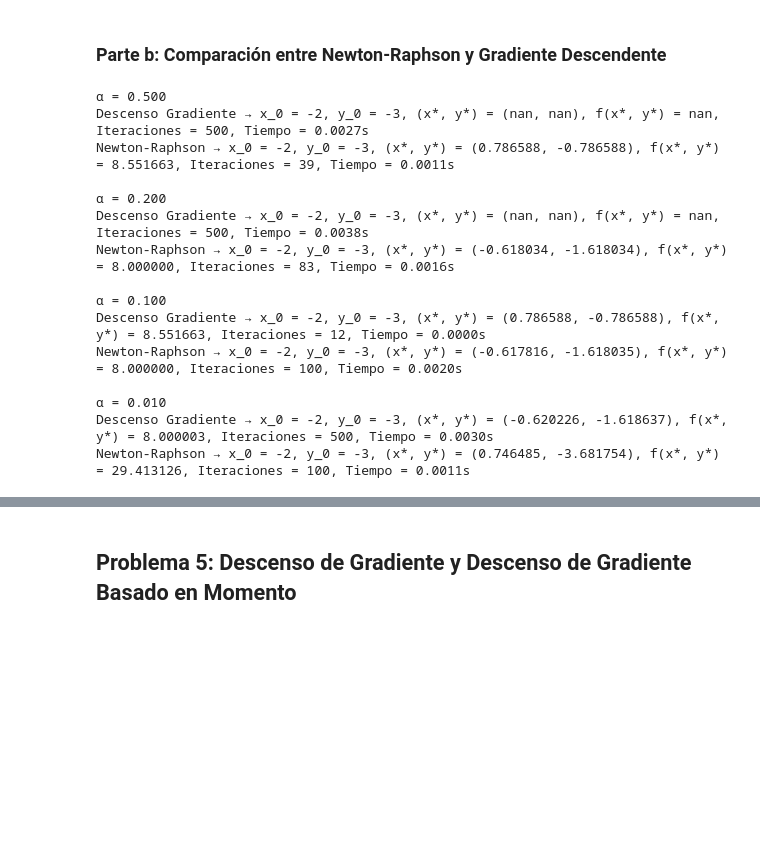
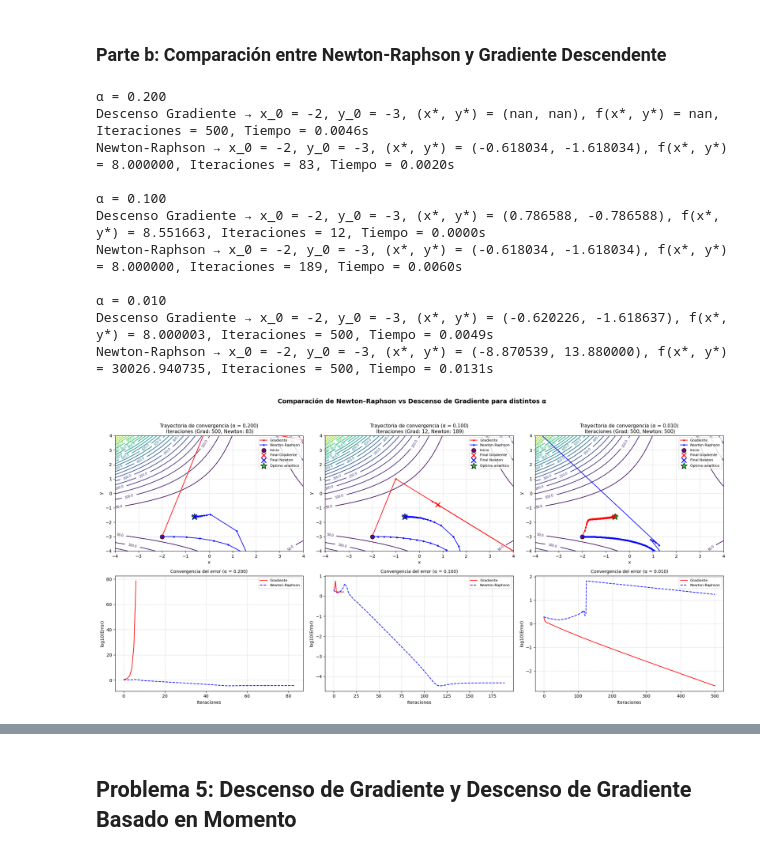
Before and after one commit to S302-prog/Lab3-MOS, a Jupyter notebook: Lab3_Completo_spalma_mscastillo.ipynb, the cells around one changed output, grey strips where cells are left out. Drawn from its saved outputs; the diff is of its cells as text; code cells hidden in the pictures; blank space fills up the shorter version.

```diff
--- a/Lab3_Completo_spalma_mscastillo.ipynb
+++ b/Lab3_Completo_spalma_mscastillo.ipynb
@@ -513,7 +513,7 @@ gradiente_np = sp.lambdify((x, y), gradiente, 'numpy')
 hessiana_np = sp.lambdify((x, y), hessiana, 'numpy')
 
 # Implementamos Newton-Raphson 2D
-def newton_raphson_2D(gradiente_np, hessiana_np, x_0, y_0, alpha, tol = 1e-7, iteraciones = 100):
+def newton_raphson_2D(gradiente_np, hessiana_np, x_0, y_0, alpha, tol = 1e-7, iteraciones = 500):
     x_k, y_k = x_0, y_0
     trayectoria = [(x_k, y_k)]
     inicio = time.time()
@@ -566,7 +566,7 @@ def descenso_gradiente(gradiente_np, x_0, y_0, alpha, tol = 1e-7, iteraciones =
 
 # Determinamos los diferentes valores iniciales de x_0 y alpha
 x_0, y_0 = -2, -3
-alphas = [0.5, 0.2, 0.1, 0.01]
+alphas = [0.2, 0.1, 0.01]
 resultados = []
 
 for alpha in alphas:
@@ -580,18 +580,64 @@ for alpha in alphas:
     print(f"Descenso Gradiente → x_0 = {x_0}, y_0 = {y_0}, (x*, y*) = ({x_gradiente:.6f}, {y_gradiente:.6f}), f(x*, y*) = {valor_funcion_gradiente:.6f}, Iteraciones = {iteraciones_gradiente}, Tiempo = {tiempo_gradiente:.4f}s")
     print(f"Newton-Raphson → x_0 = {x_0}, y_0 = {y_0}, (x*, y*) = ({x_newton:.6f}, {y_newton:.6f}), f(x*, y*) = {valor_funcion_newton:.6f}, Iteraciones = {iteraciones_newton}, Tiempo = {tiempo_newton:.4f}s")
 # %% [output]
-α = 0.500
-Descenso Gradiente → x_0 = -2, y_0 = -3, (x*, y*) = (nan, nan), f(x*, y*) = nan, Iteraciones = 500, Tiempo = 0.0027s
-Newton-Raphson → x_0 = -2, y_0 = -3, (x*, y*) = (0.786588, -0.786588), f(x*, y*) = 8.551663, Iteraciones = 39, Tiempo = 0.0011s
-
 α = 0.200
-Descenso Gradiente → x_0 = -2, y_0 = -3, (x*, y*) = (nan, nan), f(x*, y*) = nan, Iteraciones = 500, Tiempo = 0.0038s
-Newton-Raphson → x_0 = -2, y_0 = -3, (x*, y*) = (-0.618034, -1.618034), f(x*, y*) = 8.000000, Iteraciones = 83, Tiempo = 0.0016s
+Descenso Gradiente → x_0 = -2, y_0 = -3, (x*, y*) = (nan, nan), f(x*, y*) = nan, Iteraciones = 500, Tiempo = 0.0046s
+Newton-Raphson → x_0 = -2, y_0 = -3, (x*, y*) = (-0.618034, -1.618034), f(x*, y*) = 8.000000, Iteraciones = 83, Tiempo = 0.0020s
 
 α = 0.100
 Descenso Gradiente → x_0 = -2, y_0 = -3, (x*, y*) = (0.786588, -0.786588), f(x*, y*) = 8.551663, Iteraciones = 12, Tiempo = 0.0000s
-Newton-Raphson → x_0 = -2, y_0 = -3, (x*, y*) = (-0.617816, -1.618035), f(x*, y*) = 8.000000, Iteraciones = 100, Tiempo = 0.0020s
+Newton-Raphson → x_0 = -2, y_0 = -3, (x*, y*) = (-0.618034, -1.618034), f(x*, y*) = 8.000000, Iteraciones = 189, Tiempo = 0.0060s
 
 α = 0.010
-Descenso Gradiente → x_0 = -2, y_0 = -3, (x*, y*) = (-0.620226, -1.618637), f(x*, y*) = 8.000003, Iteraciones = 500, Tiempo = 0.0030s
-Newton-Raphson → x_0 = -2, y_0 = -3, (x*, y*) = (0.746485, -3.681754), f(x*, y*) = 29.413126, Iteraciones = 100, Tiempo = 0.0011s
+Descenso Gradiente → x_0 = -2, y_0 = -3, (x*, y*) = (-0.620226, -1.618637), f(x*, y*) = 8.000003, Iteraciones = 500, Tiempo = 0.0049s
+Newton-Raphson → x_0 = -2, y_0 = -3, (x*, y*) = (-8.870539, 13.880000), f(x*, y*) = 30026.940735, Iteraciones = 500, Tiempo = 0.0131s
+# %%
+x_opt, y_opt = -0.618, -1.618
+X = np.linspace(-4, 4, 400)
+Y = np.linspace(-4, 4, 400)
+X, Y = np.meshgrid(X, Y)
+Z = funcion_np(X, Y)
+
+fig, axes = plt.subplots(2, len(alphas), figsize=(20, 10))
+fig.suptitle("Comparación de Newton–Raphson vs Descenso de Gradiente para distintos α", fontsize=14, fontweight='bold')
+
+for i, alpha in enumerate(alphas):
+    (x_grad, y_grad), trayectoria_grad, normas_grad, it_grad, _ = descenso_gradiente(gradiente_np, x_0, y_0, alpha)
+    (x_newton, y_newton), trayectoria_newton, it_newton, _ = newton_raphson_2D(gradiente_np, hessiana_np, x_0, y_0, alpha)
+    tray_grad_x, tray_grad_y = zip(*trayectoria_grad)
+    tray_newton_x, tray_newton_y = zip(*trayectoria_newton)
+
+    ax1 = axes[0, i]
+    contornos = ax1.contour(X, Y, Z, levels=30, cmap='viridis')
+    ax1.clabel(contornos, inline=True, fontsize=7, fmt="%.1f")
+    ax1.plot(tray_grad_x, tray_grad_y, 'r.-', label='Gradiente')
+    ax1.plot(tray_newton_x, tray_newton_y, 'b.-', label='Newton-Raphson')
+    ax1.scatter(x_0, y_0, color='purple', s=90, edgecolor='black', label='Inicio')
+    ax1.scatter(x_grad, y_grad, color='red', s=120, marker='x', linewidths=2, label='Final Gradiente')
+    ax1.scatter(x_newton, y_newton, color='blue', s=120, marker='x', linewidths=2, label='Final Newton')
+
+    ax1.scatter(x_opt, y_opt, color='lime', s=220, marker='*', edgecolor='black', linewidth=1.2, label='Óptimo analítico')
+    ax1.set_title(f"Trayectoria de convergencia (α = {alpha:.3f})\n Iteraciones (Grad: {it_grad}, Newton: {it_newton})", fontsize=11)
+    ax1.set_xlabel('x')
+    ax1.set_ylabel('y')
+    ax1.set_xlim(-4, 4)
+    ax1.set_ylim(-4, 4)
+    ax1.legend(fontsize=8, loc='upper right')
+    ax1.grid(True, linestyle='--', alpha=0.5)
+
+    ax2 = axes[1, i]
+    errores_grad = [np.log10(np.linalg.norm(np.array([x - x_opt, y - y_opt]))) for x, y in trayectoria_grad]
+    errores_newton = [np.log10(np.linalg.norm(np.array([x - x_opt, y - y_opt]))) for x, y in trayectoria_newton]
+
+    ax2.plot(range(len(errores_grad)), errores_grad, 'r-', label='Gradiente')
+    ax2.plot(range(len(errores_newton)), errores_newton, 'b--', label='Newton-Raphson')
+    ax2.set_xlabel('Iteraciones')
+    ax2.set_ylabel('log10(Error)')
+    ax2.set_title(f"Convergencia del error (α = {alpha:.3f})", fontsize=10)
+    ax2.legend(fontsize=8)
+    ax2.grid(True, linestyle='--', alpha=0.5)
+
+plt.tight_layout(rect=[0, 0, 1, 0.95])
+plt.show()
+# %% [output]
+[figure, added]
```
Also changed, not shown: parts of 2 cells of this notebook.
